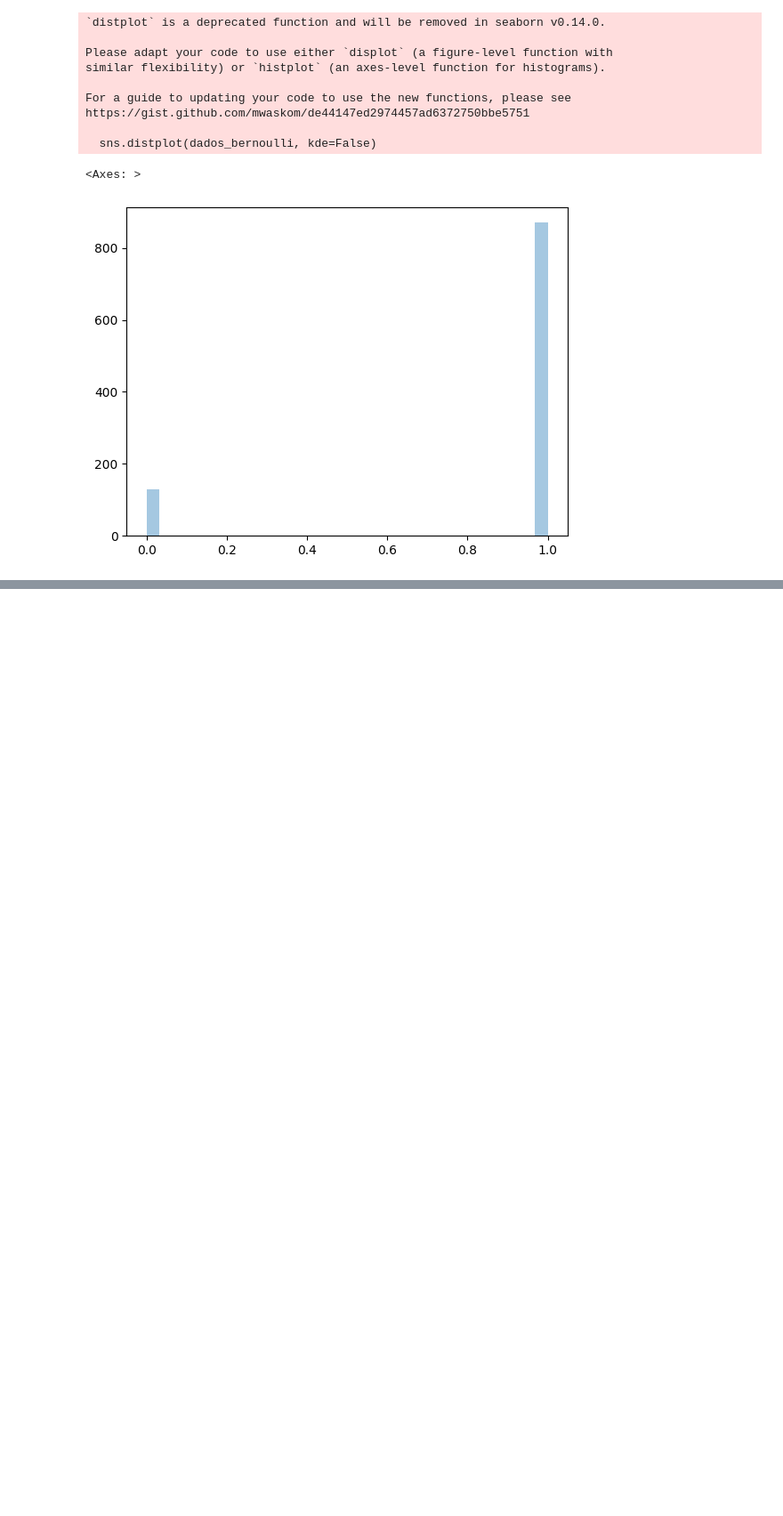
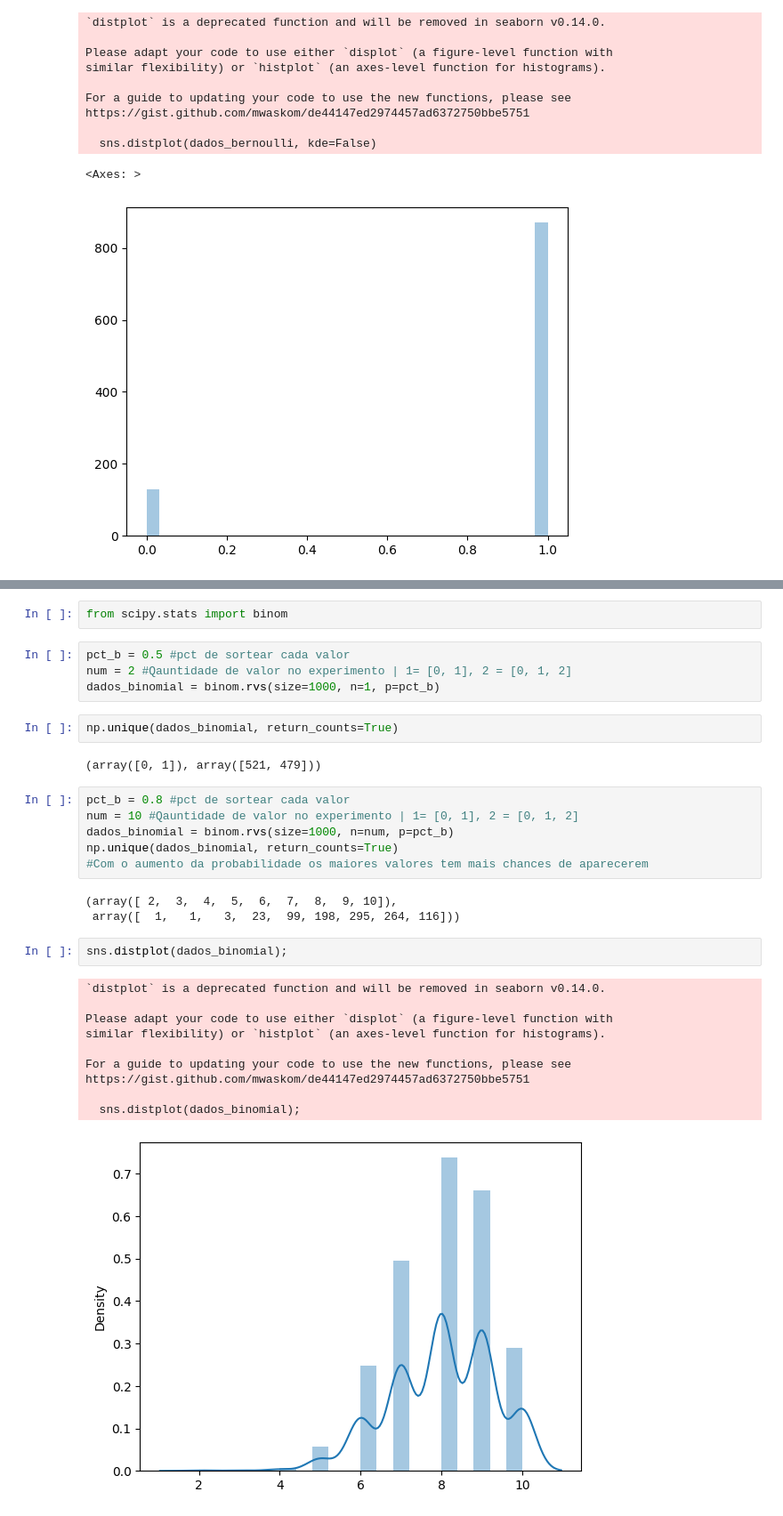
Before and after one commit to HammadN98/Curso_Estatistica, a Jupyter notebook: S6DistribuicoesEstatisticas.ipynb, the cells around one changed output, grey strips where cells are left out. Shown at 89% size. Drawn from its saved outputs; the diff is of its cells as text; blank space fills up the shorter version.

Commit message:
Aula 92 Dist Binomial

```diff
--- a/S6DistribuicoesEstatisticas.ipynb
+++ b/S6DistribuicoesEstatisticas.ipynb
@@ -496,0 +502,32 @@ https://gist.github.com/mwaskom/de44147ed2974457ad6372750bbe5751
+# %%
+from scipy.stats import binom
+# %%
+pct_b = 0.5 #pct de sortear cada valor
+num = 2 #Qauntidade de valor no experimento | 1= [0, 1], 2 = [0, 1, 2]
+dados_binomial = binom.rvs(size=1000, n=1, p=pct_b)
+# %%
+np.unique(dados_binomial, return_counts=True)
+# %% [output]
+(array([0, 1]), array([521, 479]))
+# %%
+pct_b = 0.8 #pct de sortear cada valor
+num = 10 #Qauntidade de valor no experimento | 1= [0, 1], 2 = [0, 1, 2]
+dados_binomial = binom.rvs(size=1000, n=num, p=pct_b)
+np.unique(dados_binomial, return_counts=True)
+#Com o aumento da probabilidade os maiores valores tem mais chances de aparecerem
+# %% [output]
+(array([ 2,  3,  4,  5,  6,  7,  8,  9, 10]),
+ array([  1,   1,   3,  23,  99, 198, 295, 264, 116]))
+# %%
+sns.distplot(dados_binomial);
+# %% [output]
+`distplot` is a deprecated function and will be removed in seaborn v0.14.0.
+
+Please adapt your code to use either `displot` (a figure-level function with
+similar flexibility) or `histplot` (an axes-level function for histograms).
+
+For a guide to updating your code to use the new functions, please see
+https://gist.github.com/mwaskom/de44147ed2974457ad6372750bbe5751
+
+  sns.distplot(dados_binomial);
+[figure, added]
```
Also changed, not shown: parts of 1 cell of this notebook.
